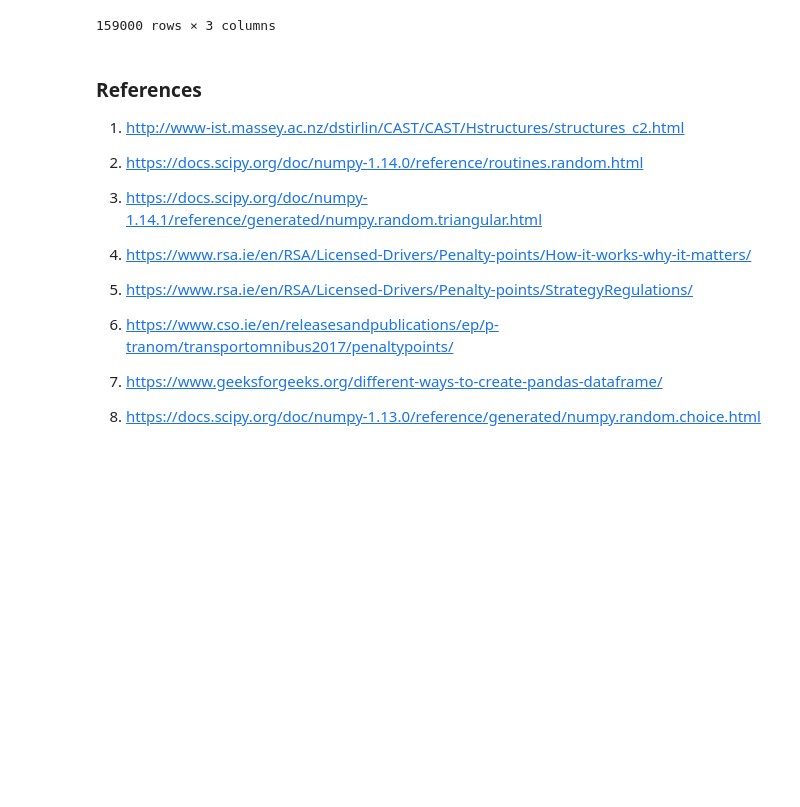
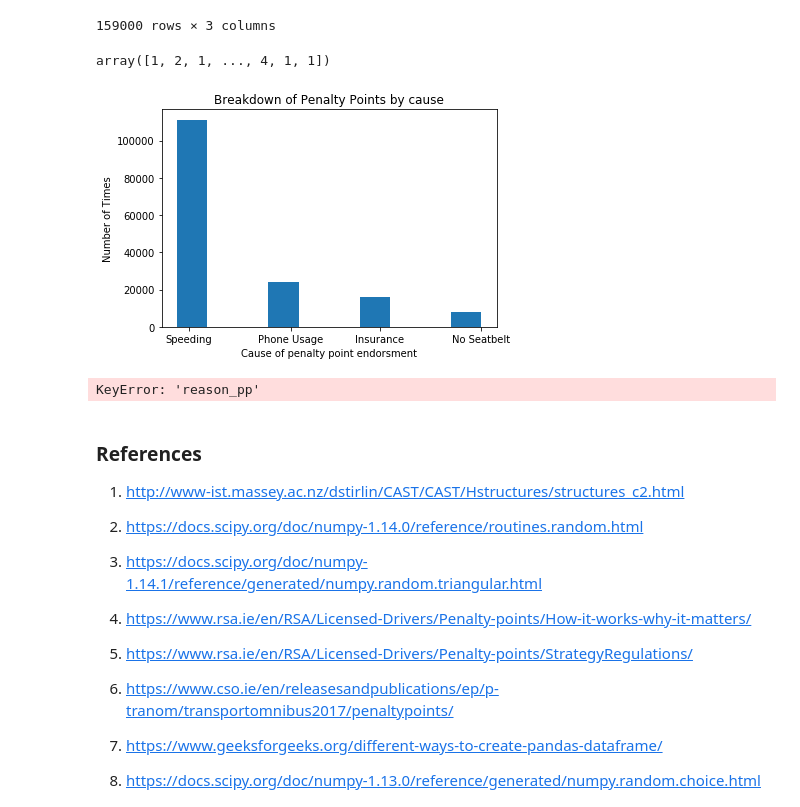
Before and after one commit to kevindooley/Simulated-Dataset, a Jupyter notebook: Simulation of Dataset.ipynb, the cells around one changed output. Drawn from its saved outputs; the diff is of its cells as text; code cells hidden in the pictures; blank space fills up the shorter version.

Commit message:
started reason for penalty point

```diff
--- a/Simulation of Dataset.ipynb
+++ b/Simulation of Dataset.ipynb
@@ -170,6 +170,31 @@ df
 | 158998 | 38.0 | Male | Leinster |
 | 158999 | 26.0 | Male | Leinster |
 159000 rows × 3 columns
+# %%
+np.random.seed(12) # reproducibility of results
+#Speeding = 1, phone = 2,  no seat belt = 3, no insurance = 4
+#np.arange - choose number from 1 to 4 (higher number exclusive)
+#np.random.choice allows size of dataset and determine probability of each number in a
+reason_pp = np.random.choice(np.arange(1, 5), size=159000, p=[0.70, 0.15, 0.10, 0.05])
+reason_pp
+# %% [output]
+array([1, 2, 1, ..., 4, 1, 1])
+# %%
+plt.hist(reason_pp)
+plt.ylabel("Number of Times") #y label
+plt.xlabel("Cause of penalty point endorsment") # x label
+plt.title("Breakdown of Penalty Points by cause") # title
+plt.xticks([1.12, 2.12, 3.0, 4.0], ["Speeding", "Phone Usage", "Insurance", "No Seatbelt"]) # set label for male and female
+plt.show() # display
+# %% [output]
+[figure, added]
+# %%
+df = pd.DataFrame({'Age':age.round(0), "Gender":gender, "Location":location, "Reason":reason_pp}) # create dataframe# create dataframe
+df["Location"].replace({1:"Leinster", 2:"Ulster", 3:"Munster", 4:"Connacht"}, inplace=True)
+df["reason_pp"].replace({1:"Speeding", 2:"Phone", 3:"Insurance", 4:"Seatbelt"}, inplace=True)
+df
+# %% [output]
+KeyError: 'reason_pp'
 # %% [markdown]
 ### References
 
```
Also changed, not shown: parts of 2 cells of this notebook.
